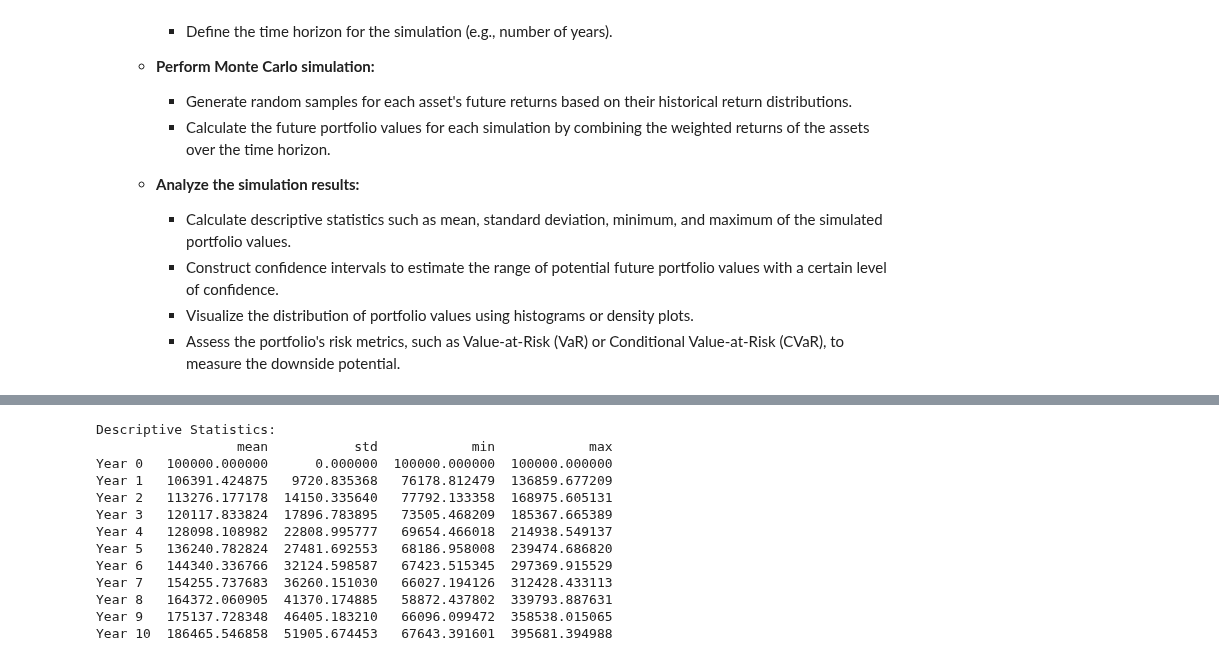
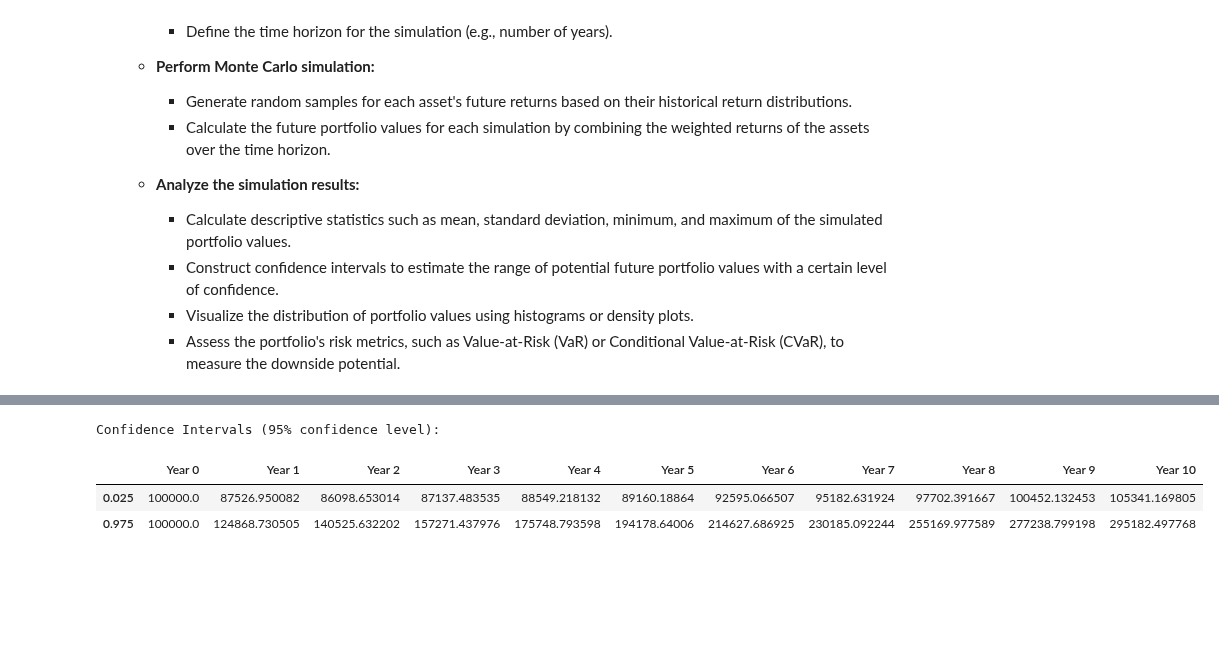
Before and after one commit to arunp77/MonteCarlo-simulation, a Jupyter notebook: Credi-market-risk/Portfolioperformance.ipynb, the cells around one changed output, grey strips where cells are left out. Drawn from its saved outputs; the diff is of its cells as text; code cells hidden in the pictures; blank space fills up the shorter version.

```diff
--- a/Credi-market-risk/Portfolioperformance.ipynb
+++ b/Credi-market-risk/Portfolioperformance.ipynb
@@ -237,26 +270,16 @@ statistics = df_portfolio_values.describe().T[['mean', 'std', 'min', 'max']]
 # %%
 # Calculate confidence intervals
 confidence_level = 0.95
 confidence_intervals = df_portfolio_values.quantile([(1 - confidence_level) / 2, 1 - (1 - confidence_level) / 2])
+
+print("\nConfidence Intervals ({}% confidence level):".format(int(confidence_level * 100)))
+confidence_intervals
+# %% [output]
+Confidence Intervals (95% confidence level):
+|  | Year 0 | Year 1 | Year 2 | Year 3 | Year 4 | Year 5 | Year 6 | Year 7 | Year 8 | Year 9 | Year 10 |
+| 0.025 | 100000.0 | 87526.950082 | 86098.653014 | 87137.483535 | 88549.218132 | 89160.18864 | 92595.066507 | 95182.631924 | 97702.391667 | 100452.132453 | 105341.169805 |
+| 0.975 | 100000.0 | 124868.730505 | 140525.632202 | 157271.437976 | 175748.793598 | 194178.64006 | 214627.686925 | 230185.092244 | 255169.977589 | 277238.799198 | 295182.497768 |
 # %%
 # Calculate risk metrics
 var_95 = df_portfolio_values['Year 10'].quantile(0.05)
 cvar_95 = df_portfolio_values['Year 10'][df_portfolio_values['Year 10'] <= var_95].mean()
-# %%
-# Print results
-print("Descriptive Statistics:")
-print(statistics)
-# %% [output]
-Descriptive Statistics:
-                  mean           std            min            max
-Year 0   100000.000000      0.000000  100000.000000  100000.000000
-Year 1   106391.424875   9720.835368   76178.812479  136859.677209
-Year 2   113276.177178  14150.335640   77792.133358  168975.605131
-Year 3   120117.833824  17896.783895   73505.468209  185367.665389
-Year 4   128098.108982  22808.995777   69654.466018  214938.549137
-Year 5   136240.782824  27481.692553   68186.958008  239474.686820
-Year 6   144340.336766  32124.598587   67423.515345  297369.915529
-Year 7   154255.737683  36260.151030   66027.194126  312428.433113
-Year 8   164372.060905  41370.174885   58872.437802  339793.887631
-Year 9   175137.728348  46405.183210   66096.099472  358538.015065
-Year 10  186465.546858  51905.674453   67643.391601  395681.394988
```
Also changed, not shown: parts of 11 cells of this notebook.
